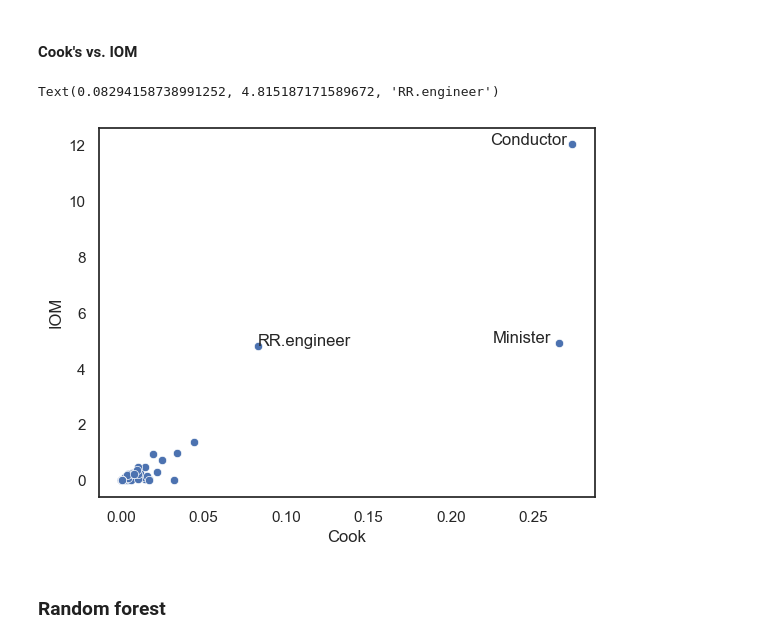
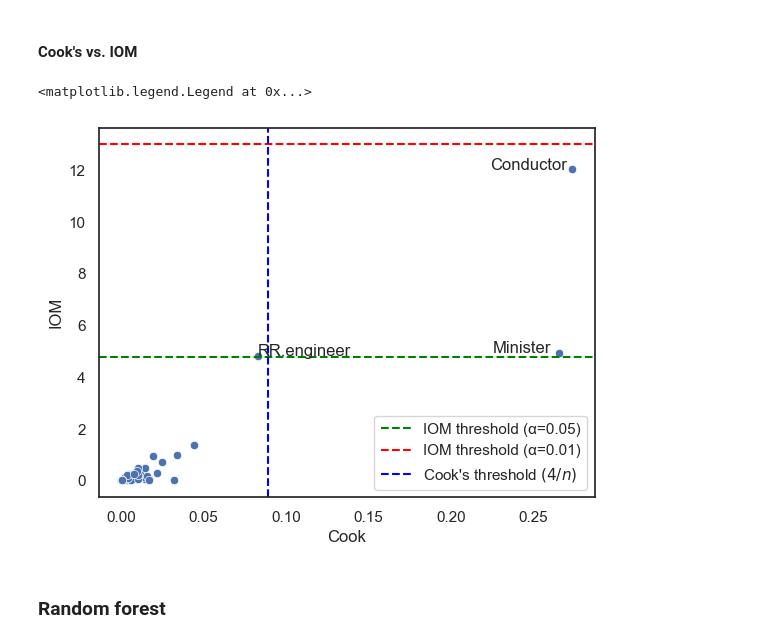
Before and after one commit to colinchjones/iom, a Jupyter notebook: Comparison_ols_iom.ipynb, the cells around one changed output. Drawn from its saved outputs; the diff is of its cells as text; code cells hidden in the pictures.

```diff
--- a/Comparison_ols_iom.ipynb
+++ b/Comparison_ols_iom.ipynb
@@ -251,11 +256,15 @@ cook_iom = pd.concat([pd.Series(outliers_influence.OLSInfluence(mod).cooks_dista
 # %%
 sns.scatterplot(cook_iom, x='Cook', y='IOM')
 plt.annotate("Conductor", (cook_iom.loc["conductor", "Cook"]-0.05, cook_iom.loc["conductor", "IOM"]), fontsize=12)
 plt.annotate("Minister", (cook_iom.loc["minister", "Cook"]-0.04, cook_iom.loc["minister", "IOM"]), fontsize=12)
 plt.annotate("RR.engineer", (cook_iom.loc["RR.engineer", "Cook"], cook_iom.loc["RR.engineer", "IOM"]), fontsize=12)
+plt.axhline(thresholds[0], color='green', linestyle='--', label='IOM threshold (α=0.05)')
+plt.axhline(thresholds[1], color='red', linestyle='--', label='IOM threshold (α=0.01)')
+plt.axvline(4/len(cook_iom), color='blue', linestyle='--', label="Cook's threshold $(4/n)$")
+plt.legend()
 # %% [output]
-Text(0.08294158738991252, 4.815187171589672, 'RR.engineer')
+<matplotlib.legend.Legend at 0x...>
-[figure, old version]
+[figure, new version]
 # %% [markdown]
 ### Random forest
 # %% [markdown]
```
Also changed, not shown: parts of 4 cells of this notebook, 5 other files.
